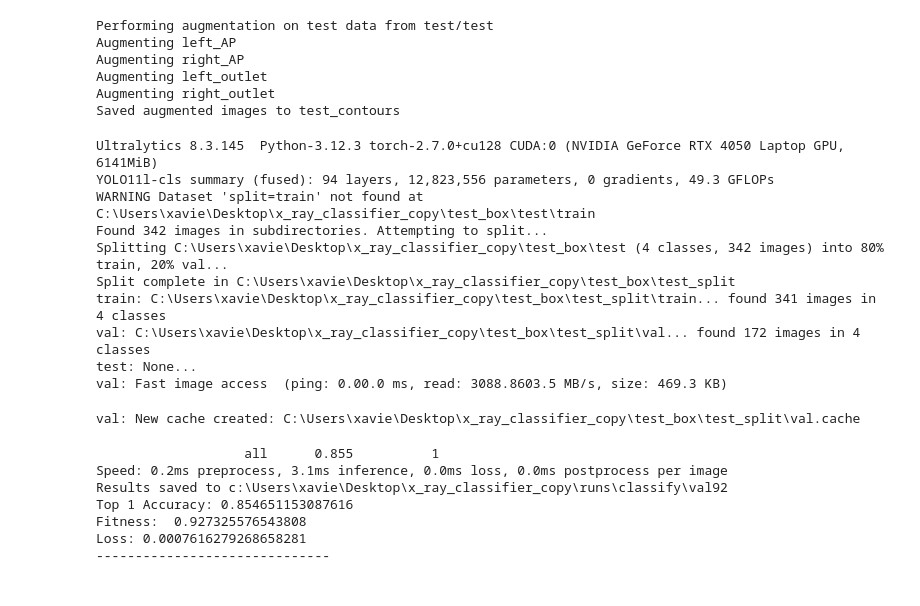
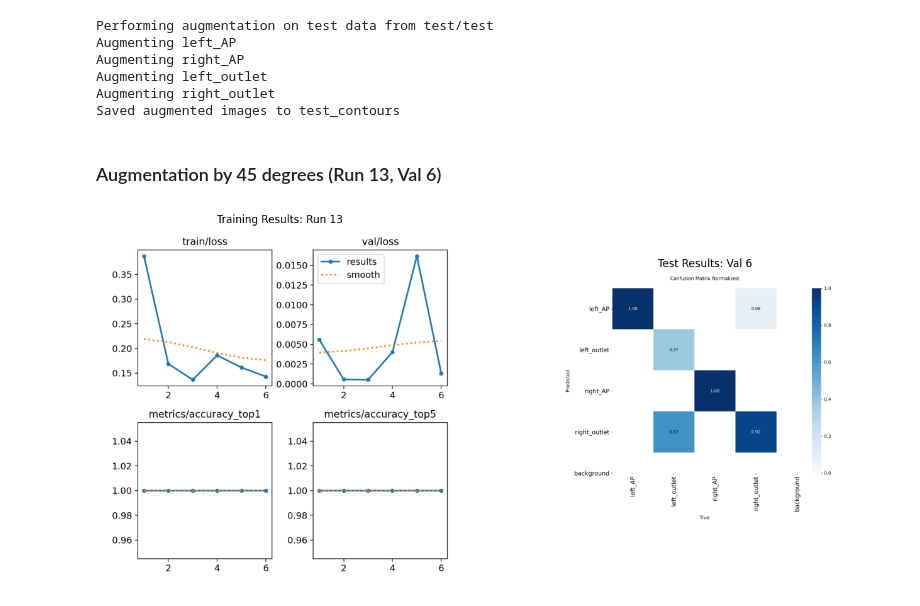
Before and after one commit to teystyxavy/x_ray_classifier, a Jupyter notebook: classifier.ipynb, the cells around one changed output. Drawn from its saved outputs; the diff is of its cells as text; code cells hidden in the pictures.

```diff
--- a/classifier.ipynb
+++ b/classifier.ipynb
@@ -591,48 +633,6 @@ Saved augmented images to test_contours
+# %% [markdown]
+### Augmentation by 45 degrees (Run 13, Val 6) ###
 # %%
-def evaluate_run(run, test_data_path):
-    '''
-        evaluates a YOLO classification model on the test data
-
-        Arguments:
-            run(int): the run number to evaluate
-
-        Returns:
-            test_results: the results of the evaluation
-    '''
-    if run == 0:
-        train_run = 'train'
-    else:
-        train_run  = f'train{run}'
-    # load model to evaluate
-    model = YOLO(f'runs/classify/{train_run}/weights/best.pt')
-    # evaluate on test data
-    test_results = model.val(data=test_data_path, verbose=False)
-    # print results
-    print("Top 1 Accuracy:", test_results.results_dict['metrics/accuracy_top1'])
-    print("Fitness: ", test_results.fitness)
-    print("Loss:", test_results.speed['loss'])
-    print('------------------------------')
-
-    return test_results
-
-
-test_results = evaluate_run(96, 'test_crop_line/test')
+present_run(train_id=13, val_id=6)
 # %% [output]
-Ultralytics 8.3.145  Python-3.12.3 torch-2.7.0+cu128 CUDA:0 (NVIDIA GeForce RTX 4050 Laptop GPU, 6141MiB)
-YOLO11l-cls summary (fused): 94 layers, 12,823,556 parameters, 0 gradients, 49.3 GFLOPs
-WARNING Dataset 'split=train' not found at C:\Users\xavie\Desktop\x_ray_classifier_copy\test_box\test\train
-Found 342 images in subdirectories. Attempting to split...
-Splitting C:\Users\xavie\Desktop\x_ray_classifier_copy\test_box\test (4 classes, 342 images) into 80% train, 20% val...
-Split complete in C:\Users\xavie\Desktop\x_ray_classifier_copy\test_box\test_split
-train: C:\Users\xavie\Desktop\x_ray_classifier_copy\test_box\test_split\train... found 341 images in 4 classes
-val: C:\Users\xavie\Desktop\x_ray_classifier_copy\test_box\test_split\val... found 172 images in 4 classes
-test: None...
-val: Fast image access  (ping: 0.00.0 ms, read: 3088.8603.5 MB/s, size: 469.3 KB)
-val: New cache created: C:\Users\xavie\Desktop\x_ray_classifier_copy\test_box\test_split\val.cache
-                   all      0.855          1
-Speed: 0.2ms preprocess, 3.1ms inference, 0.0ms loss, 0.0ms postprocess per image
-Results saved to c:\Users\xavie\Desktop\x_ray_classifier_copy\runs\classify\val92
-Top 1 Accuracy: 0.854651153087616
-Fitness:  0.927325576543808
-Loss: 0.0007616279268658281
-------------------------------
+[figure, added]
```
Also changed, not shown: parts of 13 cells of this notebook.
